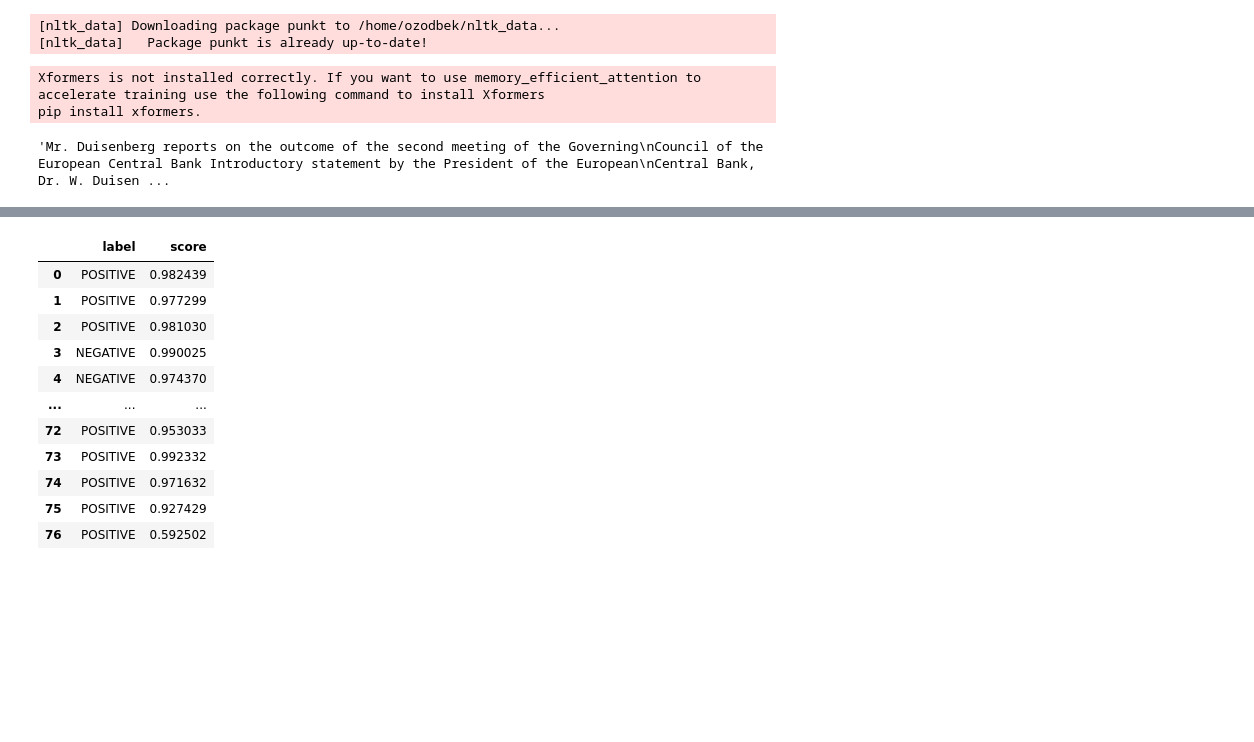
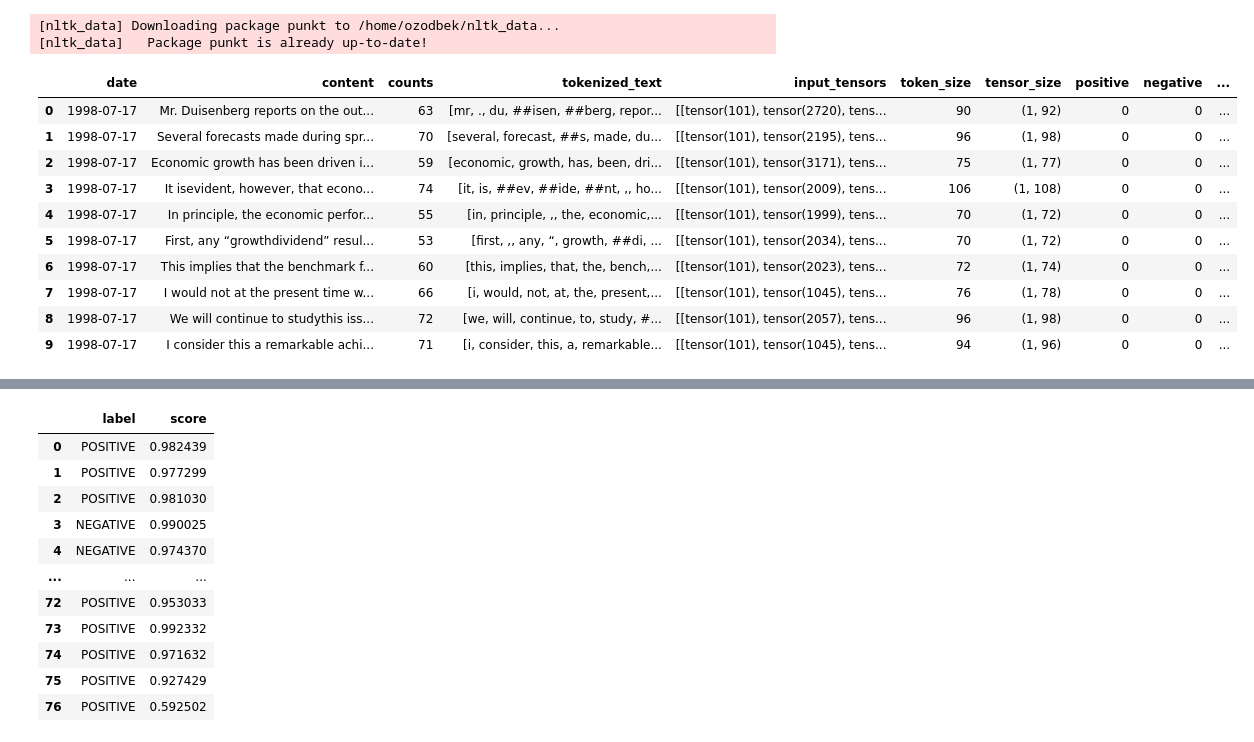
Before and after one commit to OzodbekOzodov/stock-market-and-speeches, a Jupyter notebook: 2_preprocessing_pipelines.ipynb, the cells around one changed output, grey strips where cells are left out. Drawn from its saved outputs; the diff is of its cells as text; code cells hidden in the pictures; blank space fills up the shorter version.

```diff
--- a/2_preprocessing_pipelines.ipynb
+++ b/2_preprocessing_pipelines.ipynb
@@ -82,0 +238,4 @@ text
+# %%
+# remove observations with missing values and counts of less than 50
+df_speeches_clean = df_speeches_clean[(df_speeches_clean['counts']>=20) & (df_speeches_clean['counts']<200) ]
+df_speeches_clean
@@ -82,0 +310,3 @@ text
+# %%
+df_speeches_clean = df_speeches_clean[df_speeches_clean['token_size']<512]
+df_speeches_clean['token_size'].describe()
@@ -92,13 +331,7 @@ from transformers import pipeline
 import transformers
 
 classifier = pipeline(
-    "text-classification", model="distilbert-base-uncased-finetuned-sst-2-english"
+    "text-classification",
+    model="distilbert-base-uncased-finetuned-sst-2-english",
+    tokenizer="distilbert-base-uncased",
 )
-paragraph = df_main.iloc[0,1]
-
-max_len = 512
-paragraph
-# %% [output]
-Xformers is not installed correctly. If you want to use memory_efficient_attention to accelerate training use the following command to install Xformers
-pip install xformers.
-'Mr. Duisenberg reports on the outcome of the second meeting of the Governing\nCouncil of the European Central Bank Introductory statement by the President of the European\nCentral Bank, Dr. W. Duisen ...
@@ -116,0 +338,49 @@ sentiment_single = pd.DataFrame(sentiments)
+# %%
+from transformers import pipeline
+
+# Define the classifier
+classifier = pipeline(
+    "text-classification", model="distilbert-base-uncased-finetuned-sst-2-english"
+)
+
+# Select the first 10 rows of the 'content' column
+content_sample = df_speeches_clean['content'].head(10)
+
+# Define a function to calculate sentiment for three classes
+def calculate_sentiment(text, classifier):
+    sentiment = classifier(text)[0]
+    return {'positive': sentiment['score'] if sentiment['label'] == 'LABEL_1' else 0,
+            'negative': sentiment['score'] if sentiment['label'] == 'LABEL_0' else 0,
+            'neutral': sentiment['score'] if sentiment['label'] == 'LABEL_2' else 0}
+
+# Apply the calculate_sentiment function to the content_sample
+sentiment_scores = content_sample.apply(lambda text: calculate_sentiment(text, classifier))
+
+# Extract the probabilities into separate lists
+positive_prob = [result['positive'] for result in sentiment_scores]
+negative_prob = [result['negative'] for result in sentiment_scores]
+neutral_prob = [result['neutral'] for result in sentiment_scores]
+
+# Create a DataFrame with the probabilities
+classification_df = pd.DataFrame({
+    'positive': positive_prob,
+    'negative': negative_prob,
+    'neutral': neutral_prob,
+})
+
+# Concatenate the original DataFrame with the new columns (first 10 rows)
+result_df = pd.concat([df_speeches_clean.head(10), classification_df], axis=1)
+# %%
+result_df
+# %% [output]
+|  | date | content | counts | tokenized_text | input_tensors | token_size | tensor_size | positive | negative | ... |
+| 0 | 1998-07-17 | Mr. Duisenberg reports on the out... | 63 | [mr, ., du, ##isen, ##berg, repor... | [[tensor(101), tensor(2720), tens... | 90 | (1, 92) | 0 | 0 | ... |
+| 1 | 1998-07-17 | Several forecasts made during spr... | 70 | [several, forecast, ##s, made, du... | [[tensor(101), tensor(2195), tens... | 96 | (1, 98) | 0 | 0 | ... |
+| 2 | 1998-07-17 | Economic growth has been driven i... | 59 | [economic, growth, has, been, dri... | [[tensor(101), tensor(3171), tens... | 75 | (1, 77) | 0 | 0 | ... |
+| 3 | 1998-07-17 | It isevident, however, that econo... | 74 | [it, is, ##ev, ##ide, ##nt, ,, ho... | [[tensor(101), tensor(2009), tens... | 106 | (1, 108) | 0 | 0 | ... |
+| 4 | 1998-07-17 | In principle, the economic perfor... | 55 | [in, principle, ,, the, economic,... | [[tensor(101), tensor(1999), tens... | 70 | (1, 72) | 0 | 0 | ... |
+| 5 | 1998-07-17 | First, any “growthdividend” resul... | 53 | [first, ,, any, “, growth, ##di, ... | [[tensor(101), tensor(2034), tens... | 70 | (1, 72) | 0 | 0 | ... |
+| 6 | 1998-07-17 | This implies that the benchmark f... | 60 | [this, implies, that, the, bench,... | [[tensor(101), tensor(2023), tens... | 72 | (1, 74) | 0 | 0 | ... |
+| 7 | 1998-07-17 | I would not at the present time w... | 66 | [i, would, not, at, the, present,... | [[tensor(101), tensor(1045), tens... | 76 | (1, 78) | 0 | 0 | ... |
+| 8 | 1998-07-17 | We will continue to studythis iss... | 72 | [we, will, continue, to, study, #... | [[tensor(101), tensor(2057), tens... | 96 | (1, 98) | 0 | 0 | ... |
+| 9 | 1998-07-17 | I consider this a remarkable achi... | 71 | [i, consider, this, a, remarkable... | [[tensor(101), tensor(1045), tens... | 94 | (1, 96) | 0 | 0 | ... |
```
Also changed, not shown: parts of 27 cells of this notebook, 3 other files.
